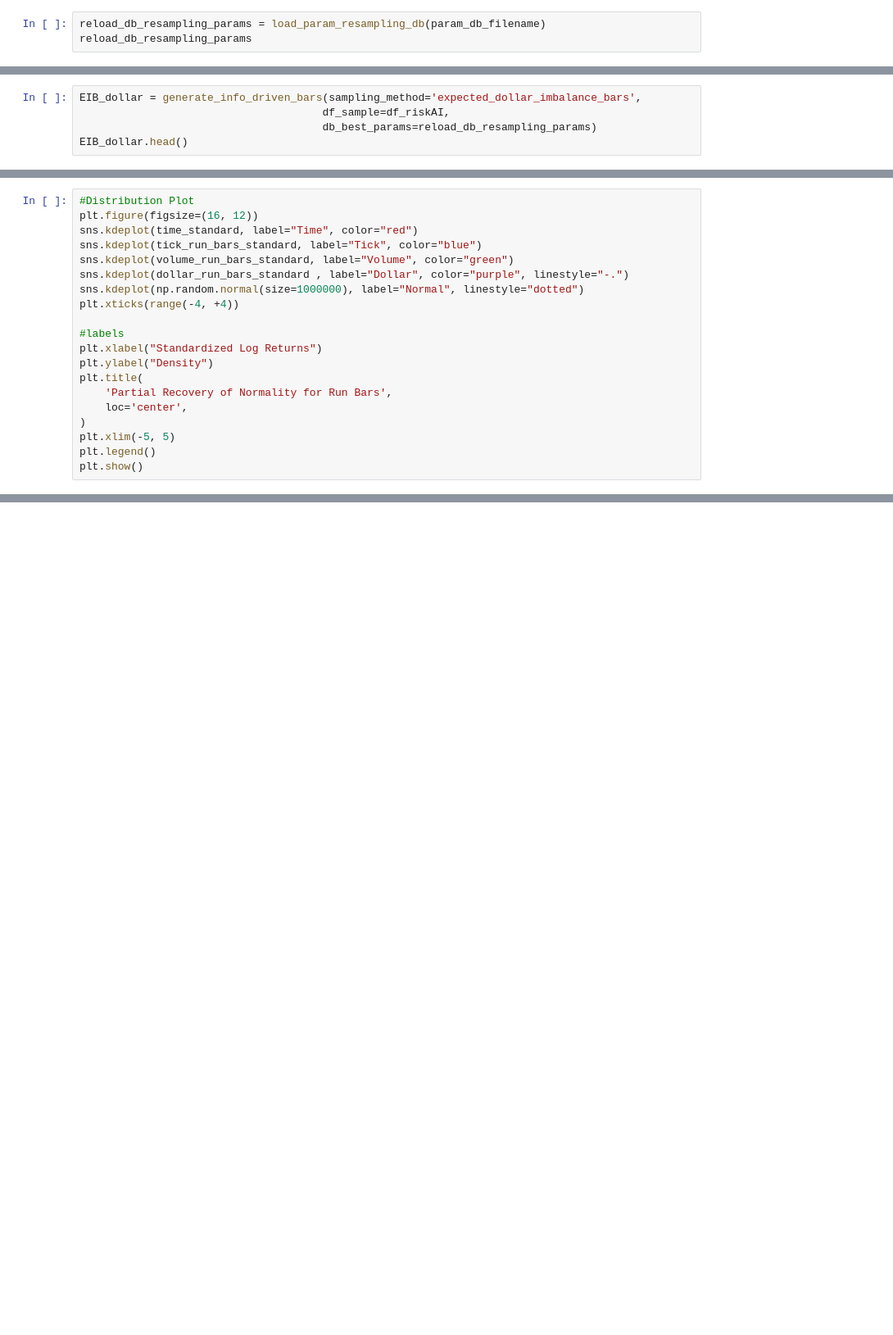
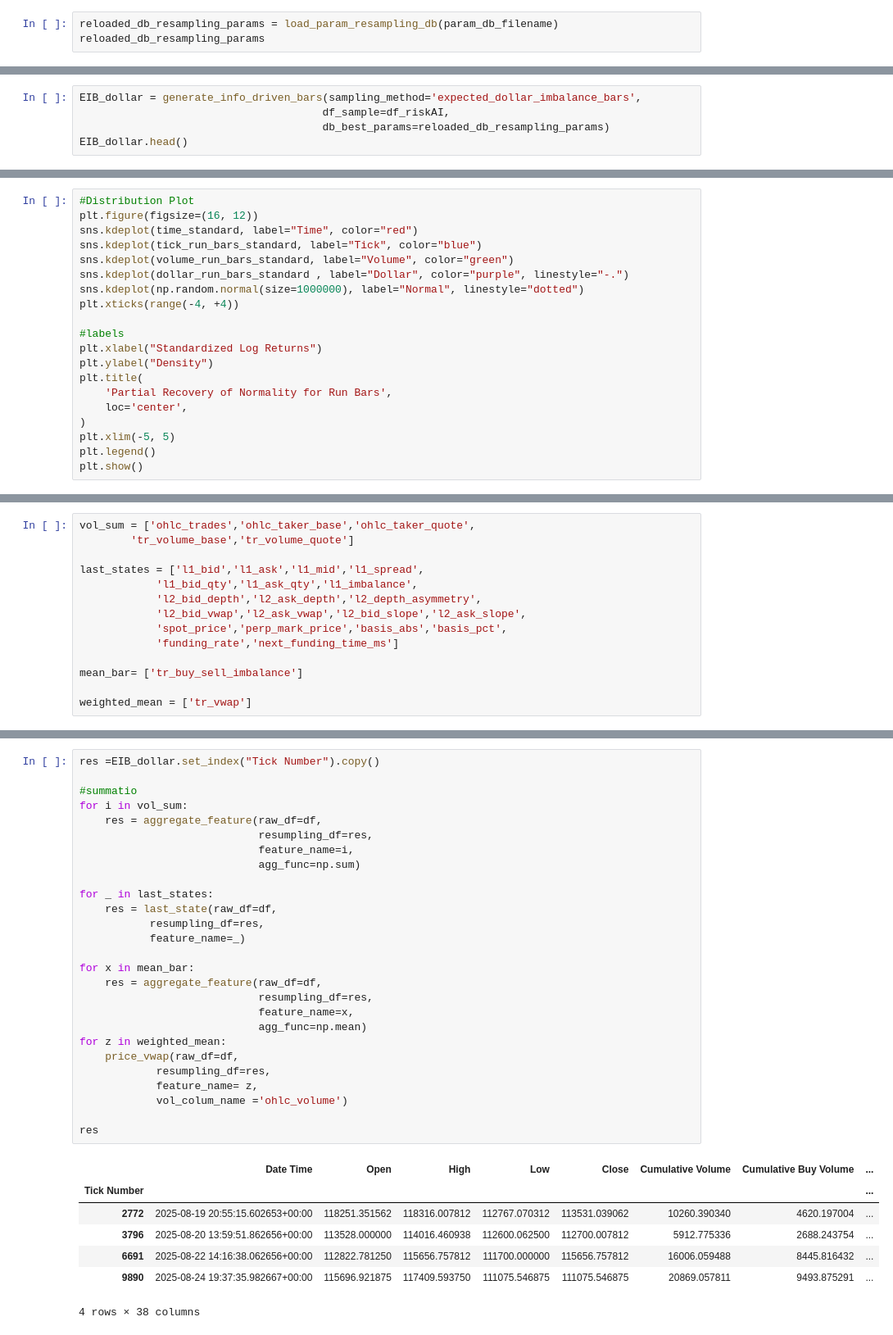
Before and after one commit to engr-bobet-14/Trading-Systems, a Jupyter notebook: smart-money/Notebook/[01] Data Structures.ipynb, the cells around one changed output, grey strips where cells are left out. Shown: that part at 82% size. Drawn from its saved outputs; the diff is of its cells as text; blank space fills up the shorter version.

```diff
--- a/smart-money/Notebook/[01] Data Structures.ipynb
+++ b/smart-money/Notebook/[01] Data Structures.ipynb
@@ -997,8 +684,8 @@ Processing batch 0 with size 29401
 # %% [markdown]
 ### Reload Resampling Database
 # %%
-reload_db_resampling_params = load_param_resampling_db(param_db_filename)
-reload_db_resampling_params
+reloaded_db_resampling_params = load_param_resampling_db(param_db_filename)
+reloaded_db_resampling_params
 # %% [output]
 [{'ticker': 'BTCUSDT',
   'Sampling_Scheme': 'expected_tick_imbalance_bars',
@@ -1094,7 +781,7 @@ Processing batch 0 with size 29401
 # %%
 EIB_dollar = generate_info_driven_bars(sampling_method='expected_dollar_imbalance_bars',
                                       df_sample=df_riskAI,
-                                      db_best_params=reload_db_resampling_params)
+                                      db_best_params=reloaded_db_resampling_params)
 EIB_dollar.head()
 # %% [output]
 Processing batch 0 with size 29401
@@ -1336,0 +996,14 @@ plt.show()
+# %%
+vol_sum = ['ohlc_trades','ohlc_taker_base','ohlc_taker_quote',
+        'tr_volume_base','tr_volume_quote']
+
+last_states = ['l1_bid','l1_ask','l1_mid','l1_spread',
+            'l1_bid_qty','l1_ask_qty','l1_imbalance',
+            'l2_bid_depth','l2_ask_depth','l2_depth_asymmetry',
+            'l2_bid_vwap','l2_ask_vwap','l2_bid_slope','l2_ask_slope',
+            'spot_price','perp_mark_price','basis_abs','basis_pct',
+            'funding_rate','next_funding_time_ms']
+
+mean_bar= ['tr_buy_sell_imbalance']
+
+weighted_mean = ['tr_vwap']
@@ -1336,0 +1073,35 @@ plt.show()
+# %%
+res =EIB_dollar.set_index("Tick Number").copy()
+
+#summatio
+for i in vol_sum:
+    res = aggregate_feature(raw_df=df,
+                            resumpling_df=res,
+                            feature_name=i,
+                            agg_func=np.sum)
+
+for _ in last_states:
+    res = last_state(raw_df=df,
+           resumpling_df=res,
+           feature_name=_)
+
+for x in mean_bar:
+    res = aggregate_feature(raw_df=df,
+                            resumpling_df=res,
+                            feature_name=x,
+                            agg_func=np.mean)
+for z in weighted_mean:
+    price_vwap(raw_df=df,
+            resumpling_df=res,
+            feature_name= z,
+            vol_colum_name ='ohlc_volume')
+
+res
+# %% [output]
+|  | Date Time | Open | High | Low | Close | Cumulative Volume | Cumulative Buy Volume | ... |
+| Tick Number |  |  |  |  |  |  |  | ... |
+| 2772 | 2025-08-19 20:55:15.602653+00:00 | 118251.351562 | 118316.007812 | 112767.070312 | 113531.039062 | 10260.390340 | 4620.197004 | ... |
+| 3796 | 2025-08-20 13:59:51.862656+00:00 | 113528.000000 | 114016.460938 | 112600.062500 | 112700.007812 | 5912.775336 | 2688.243754 | ... |
+| 6691 | 2025-08-22 14:16:38.062656+00:00 | 112822.781250 | 115656.757812 | 111700.000000 | 115656.757812 | 16006.059488 | 8445.816432 | ... |
+| 9890 | 2025-08-24 19:37:35.982667+00:00 | 115696.921875 | 117409.593750 | 111075.546875 | 111075.546875 | 20869.057811 | 9493.875291 | ... |
+4 rows × 38 columns
```
Also changed, not shown: parts of 22 cells of this notebook, 1 other file.
